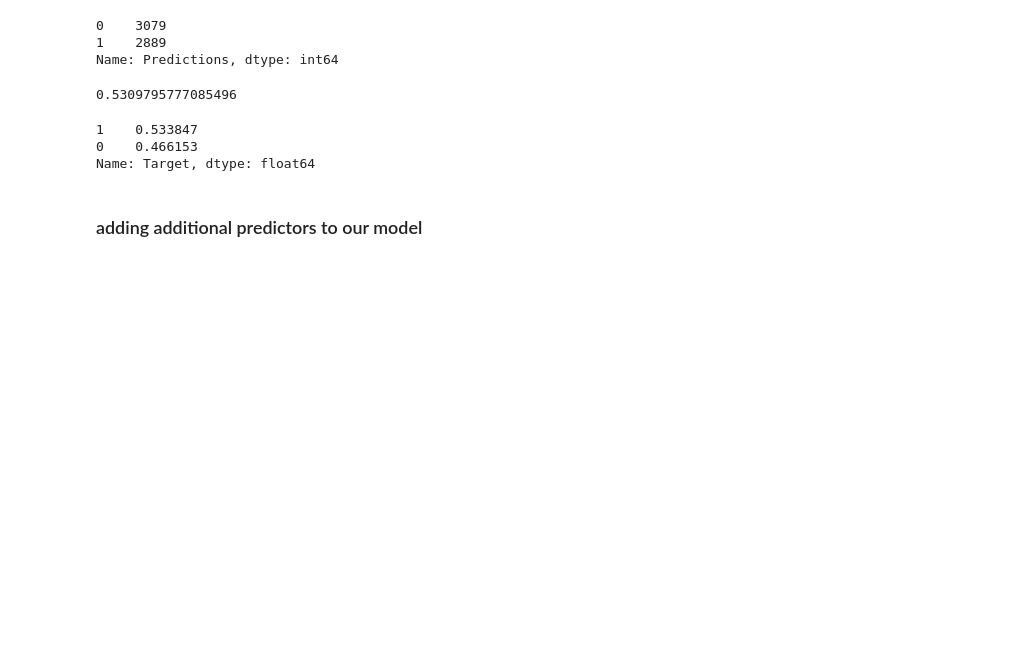
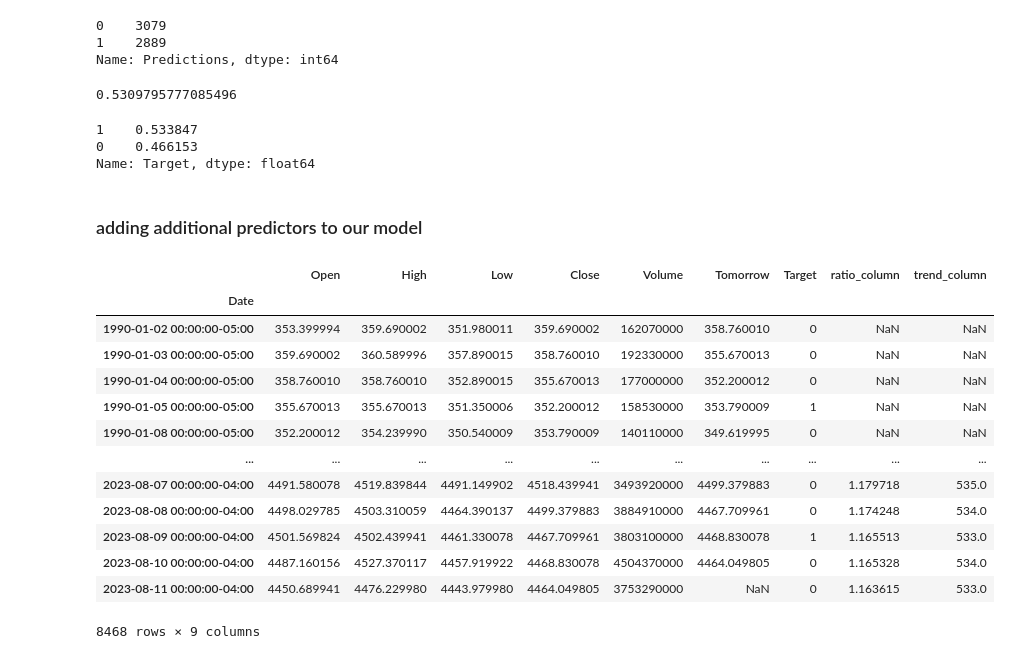
Before and after one commit to AjaySinghMehta/StockPrediction_using_yahoo_finance_sp500, a Jupyter notebook: main.ipynb, the cells around one changed output. Cells and saved outputs as stored; diff of their text form; code cells hidden in the pictures; blank space fills up the shorter version.

Commit message:
adding additional predictors

```diff
--- a/main.ipynb
+++ b/main.ipynb
@@ -187,3 +187,36 @@ new_predictions["Target"].value_counts() / new_predictions.shape[0]
 Name: Target, dtype: float64
 # %% [markdown]
 ### adding additional predictors to our model
+# %%
+# we will calculate the mean closing price in last 2 days , 1 week, 3 months, 1 year, and 4 years
+horizons = [2,5,90,250,1000]
+new_predictors = []
+#finding ratio of todays closing price and the horizons
+
+for horizon in horizons:
+    average = df.rolling(horizon).mean()
+
+    ratio_column = f"Close_Ratio_{horizon}"
+    df["ratio_column"] = df['Close']/average["Close"]
+
+    trend_column = f"Trend_{horizon}"
+    df["trend_column"] = df.shift(1).rolling(horizon).sum()["Target"]
+
+    new_predictors += [ratio_column, trend_column]
+# %%
+df
+# %% [output]
+|  | Open | High | Low | Close | Volume | Tomorrow | Target | ratio_column | trend_column |
+| Date |  |  |  |  |  |  |  |  |  |
+| 1990-01-02 00:00:00-05:00 | 353.399994 | 359.690002 | 351.980011 | 359.690002 | 162070000 | 358.760010 | 0 | NaN | NaN |
+| 1990-01-03 00:00:00-05:00 | 359.690002 | 360.589996 | 357.890015 | 358.760010 | 192330000 | 355.670013 | 0 | NaN | NaN |
+| 1990-01-04 00:00:00-05:00 | 358.760010 | 358.760010 | 352.890015 | 355.670013 | 177000000 | 352.200012 | 0 | NaN | NaN |
+| 1990-01-05 00:00:00-05:00 | 355.670013 | 355.670013 | 351.350006 | 352.200012 | 158530000 | 353.790009 | 1 | NaN | NaN |
+| 1990-01-08 00:00:00-05:00 | 352.200012 | 354.239990 | 350.540009 | 353.790009 | 140110000 | 349.619995 | 0 | NaN | NaN |
+| ... | ... | ... | ... | ... | ... | ... | ... | ... | ... |
+| 2023-08-07 00:00:00-04:00 | 4491.580078 | 4519.839844 | 4491.149902 | 4518.439941 | 3493920000 | 4499.379883 | 0 | 1.179718 | 535.0 |
+| 2023-08-08 00:00:00-04:00 | 4498.029785 | 4503.310059 | 4464.390137 | 4499.379883 | 3884910000 | 4467.709961 | 0 | 1.174248 | 534.0 |
+| 2023-08-09 00:00:00-04:00 | 4501.569824 | 4502.439941 | 4461.330078 | 4467.709961 | 3803100000 | 4468.830078 | 1 | 1.165513 | 533.0 |
+| 2023-08-10 00:00:00-04:00 | 4487.160156 | 4527.370117 | 4457.919922 | 4468.830078 | 4504370000 | 4464.049805 | 0 | 1.165328 | 534.0 |
+| 2023-08-11 00:00:00-04:00 | 4450.689941 | 4476.229980 | 4443.979980 | 4464.049805 | 3753290000 | NaN | 0 | 1.163615 | 533.0 |
+8468 rows × 9 columns
```
Also changed, not shown: parts of 1 cell of this notebook.
